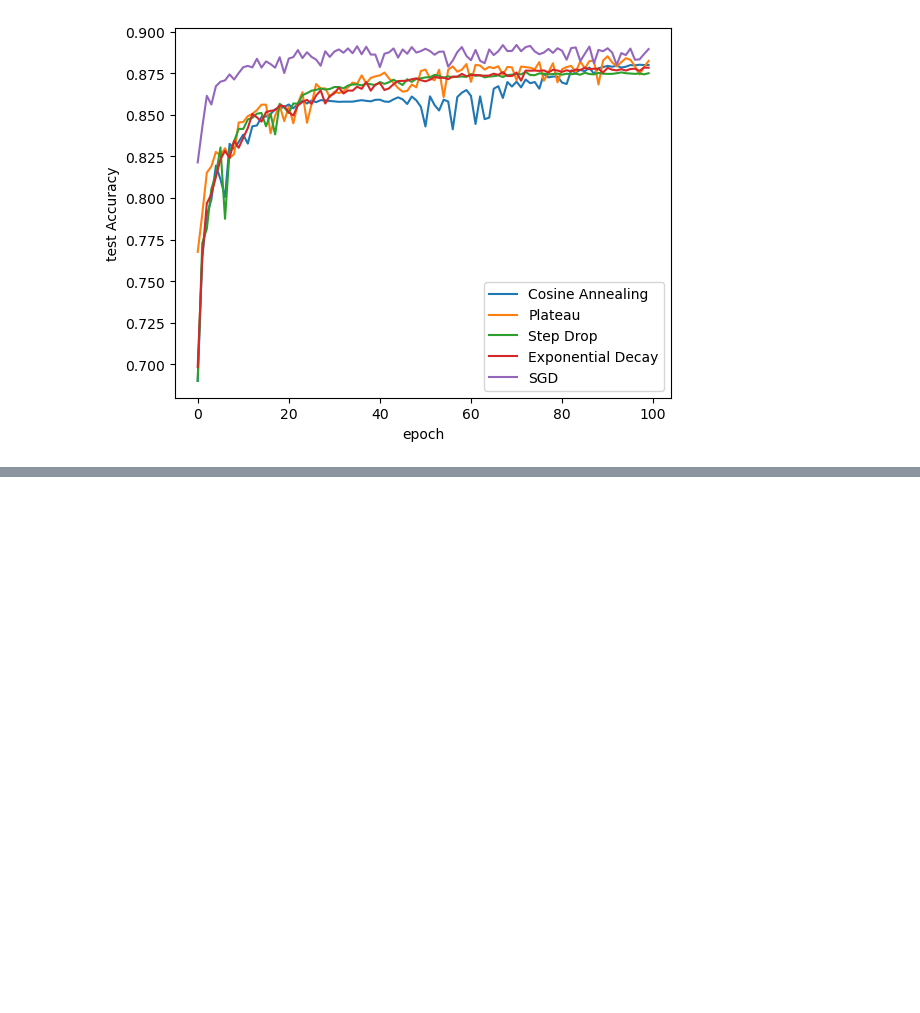
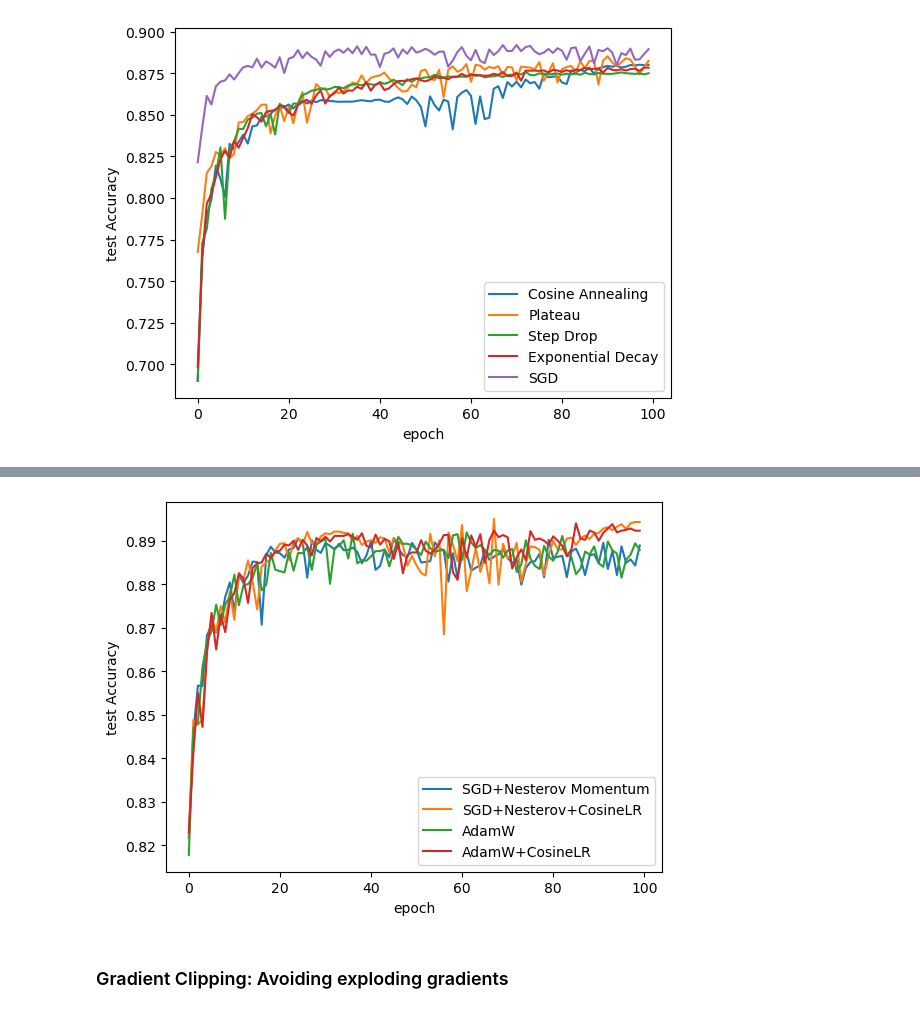
Before and after one commit to Efrazar/Bio-AI-foundations, a Jupyter notebook: Inside_Deep_Learning/05_Moder_training_techniques.ipynb, the cells around one changed output, grey strips where cells are left out. Saved outputs shown, nothing was run; the diff lists cells and outputs as text; code cells hidden in the pictures; blank space fills up the shorter version.

```diff
--- a/Inside_Deep_Learning/05_Moder_training_techniques.ipynb
+++ b/Inside_Deep_Learning/05_Moder_training_techniques.ipynb
@@ -386,0 +588,18 @@ sns.lineplot(x='epoch', y='test Accuracy', data=fc_results, label='SGD')
+# %%
+# Train the model
+#  reset workers before new run
+import gc
+gc.collect()
+torch.cuda.empty_cache()  # Free any leftover VRAM from previous run
+
+# Run the model
+fc_model_SGD_Cos_results = train_network_EZA(fc_model_SGD_Cos,
+                                             loss_function,
+                                             train_fmnist_loader,
+                                             test_loader=test_fmnist_loader,
+                                             epochs=100,
+                                             optimizer=optimizer_SGD_Cos,
+                                             lr_schedule=scheduler_SGD_cos,
+                                             score_funcs={'Accuracy': accuracy_score},
+                                             device=device,
+                                             )
@@ -386,0 +649,24 @@ sns.lineplot(x='epoch', y='test Accuracy', data=fc_results, label='SGD')
+# %%
+# Train the model
+#  reset workers before new run
+import gc
+gc.collect()
+torch.cuda.empty_cache()  # Free any leftover VRAM from previous run
+
+# Run the model
+fc_model_AdamW_Cos_results = train_network_EZA(fc_model_AdamW_Cos,
+                                             loss_function,
+                                             train_fmnist_loader,
+                                             test_loader=test_fmnist_loader,
+                                             epochs=100,
+                                             optimizer=optimizer_AdamW_Cos,
+                                             lr_schedule=scheduler_AdamW_Cos,
+                                             score_funcs={'Accuracy': accuracy_score},
+                                             device=device,
+                                             )
+# %%
+sns.lineplot(x='epoch', y='test Accuracy', data=fc_model_nesterov_results, label='SGD+Nesterov Momentum')
+sns.lineplot(x='epoch', y='test Accuracy', data=fc_model_SGD_Cos_results, label='SGD+Nesterov+CosineLR')
+sns.lineplot(x='epoch', y='test Accuracy', data=fc_model_AdamW_results, label='AdamW')
+sns.lineplot(x='epoch', y='test Accuracy', data=fc_model_AdamW_Cos_results, label='AdamW+CosineLR')
+# %% [output]
@@ -386,0 +674,3 @@ sns.lineplot(x='epoch', y='test Accuracy', data=fc_results, label='SGD')
+[figure, added]
+# %% [markdown]
+### Gradient Clipping: Avoiding exploding gradients
```
Also changed, not shown: parts of 17 cells of this notebook.
